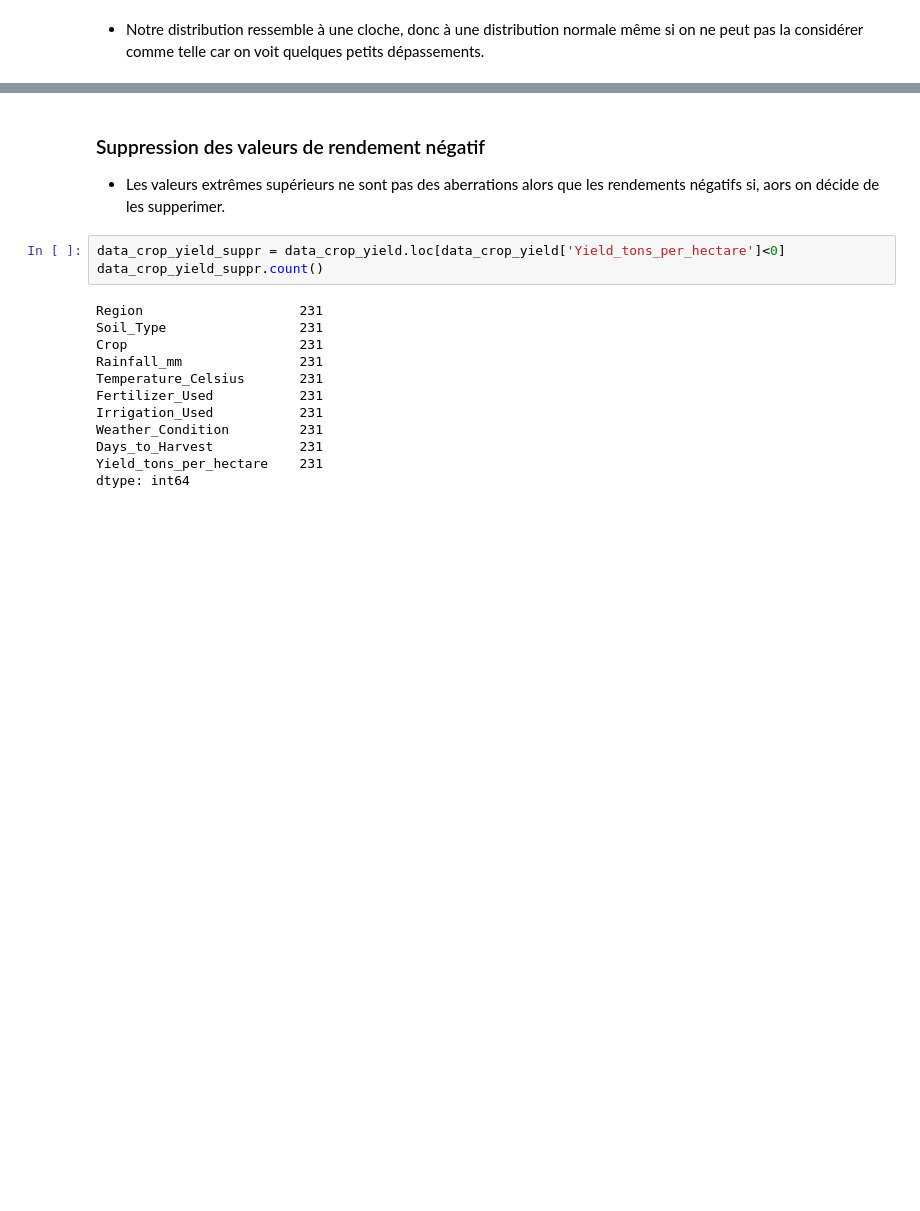
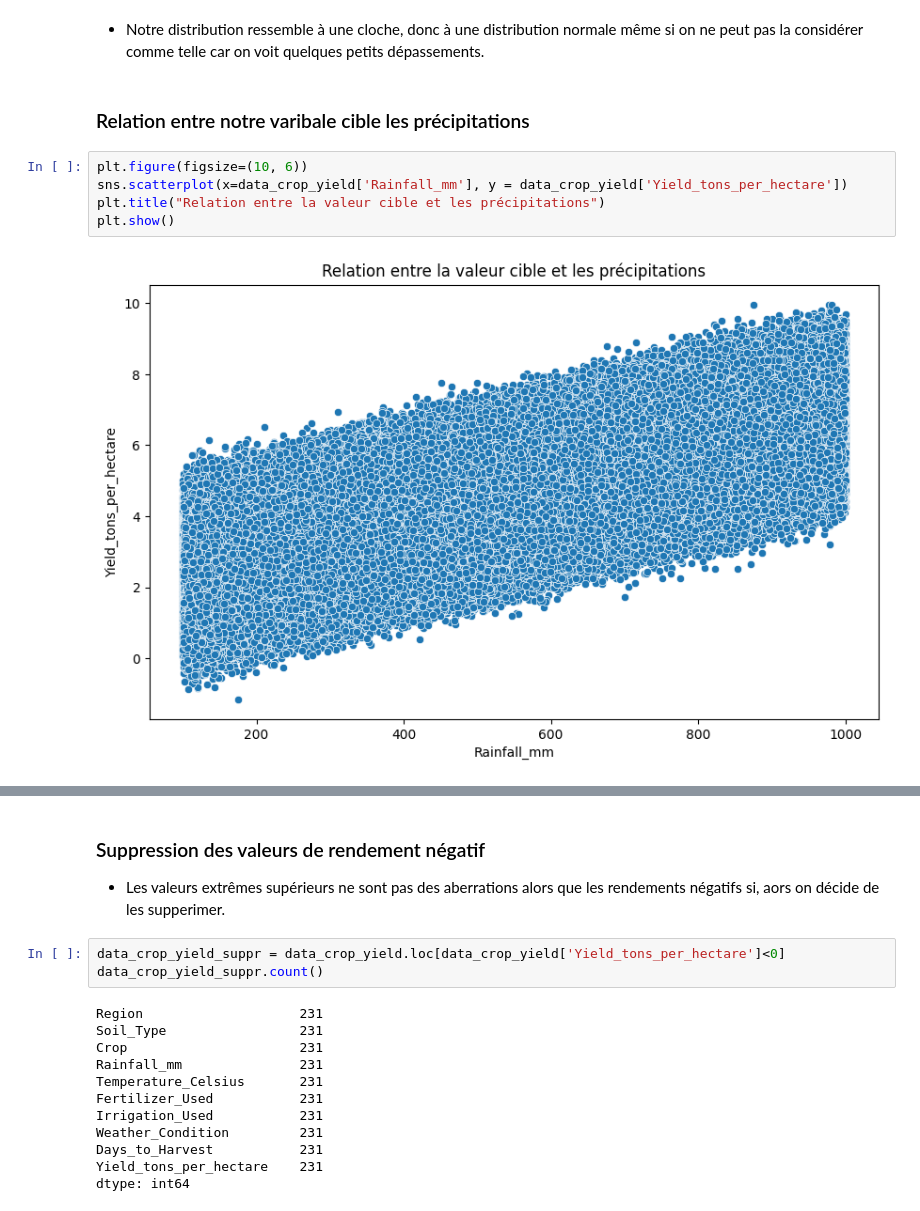
Before and after one commit to SCFlorian/Systeme_recommandation_agricole, a Jupyter notebook: notebooks/notebook_analyse_exploratoire.ipynb, the cells around one changed output, grey strips where cells are left out. Cells and saved outputs as stored; diff of their text form; blank space fills up the shorter version.

Commit message:
Ajout scatter plot pour le fichier crop_yield

```diff
--- a/notebooks/notebook_analyse_exploratoire.ipynb
+++ b/notebooks/notebook_analyse_exploratoire.ipynb
@@ -142,2 +142,11 @@ plt.show()
 # %% [markdown]
 - Notre distribution ressemble à une cloche, donc à une distribution normale même si on ne peut pas la considérer comme telle car on voit quelques petits dépassements.
+# %% [markdown]
+### Relation entre notre varibale cible les précipitations
+# %%
+plt.figure(figsize=(10, 6))
+sns.scatterplot(x=data_crop_yield['Rainfall_mm'], y = data_crop_yield['Yield_tons_per_hectare'])
+plt.title("Relation entre la valeur cible et les précipitations")
+plt.show()
+# %% [output]
+[figure, added]
```
Also changed, not shown: parts of 6 cells of this notebook.
